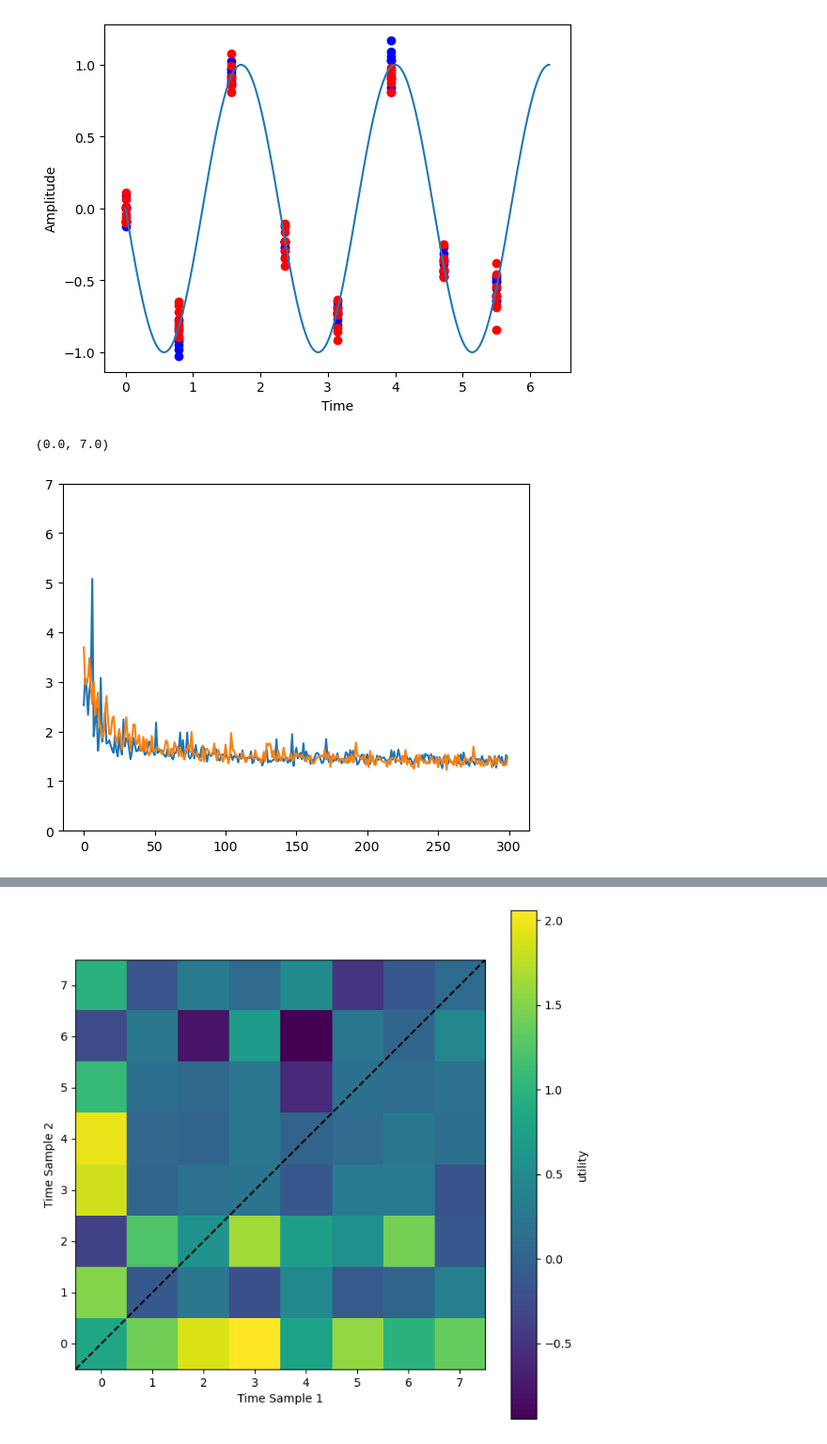
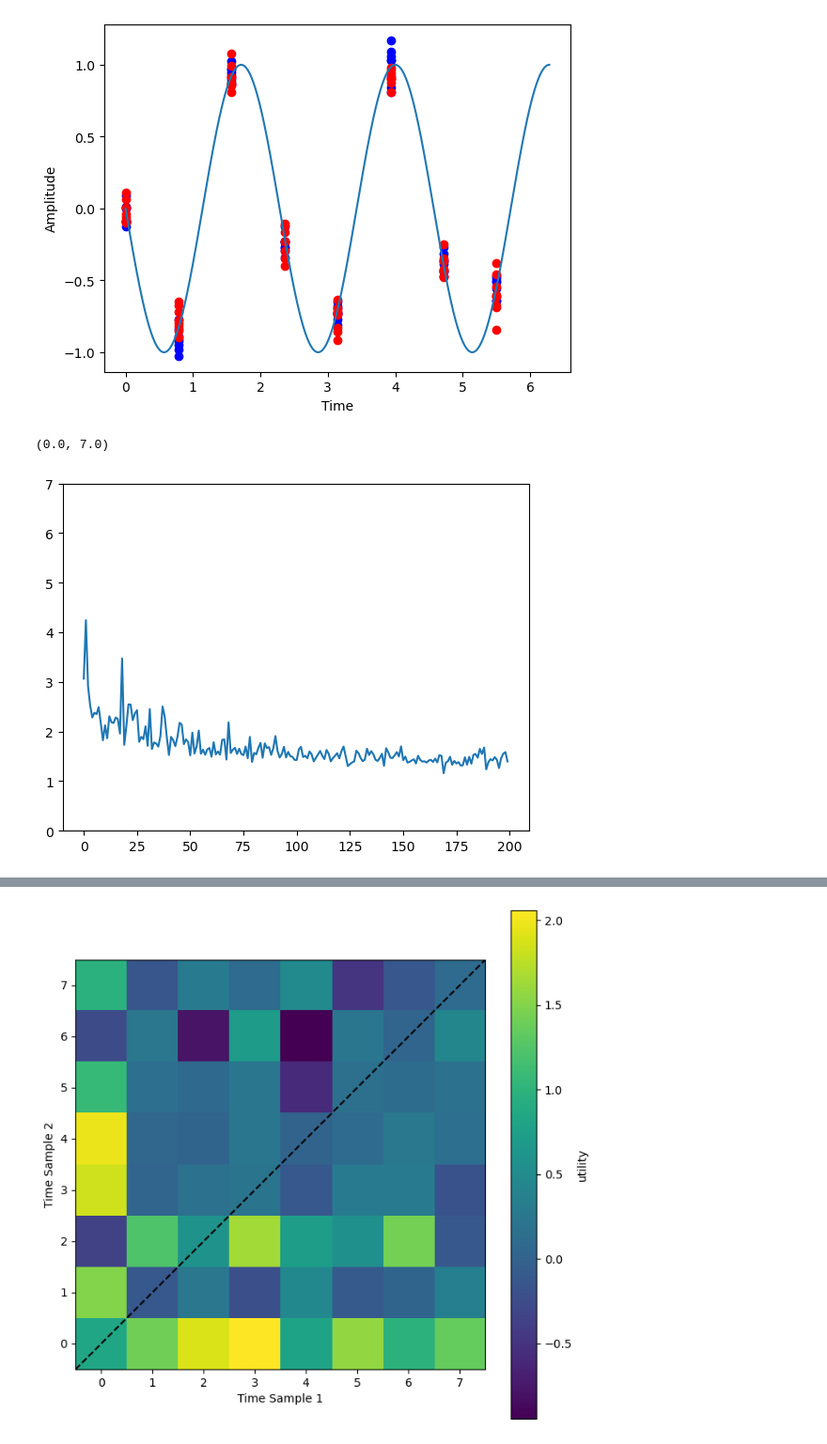
Before and after one commit to ashandonay/boed_examples, a Jupyter notebook: pyro_estimators.ipynb, the cells around one changed output, grey strips where cells are left out. Shown at 94% size. Saved outputs shown, nothing was run; the diff lists cells and outputs as text; code cells hidden in the pictures.

```diff
--- a/pyro_estimators.ipynb
+++ b/pyro_estimators.ipynb
@@ -129,14 +129,14 @@ class posterior_guide_nn(nn.Module):
 
         pyro.module("posterior_guide", self) # registers all parameters of a torch.nn.Module with Pyro's param_store
 
-        y = y_dict["y"]
-        z = torch.cat((y,design), dim=-1).float() # concatenate times of design into nn input
+        y = y_dict["y"].float()
+        #z = torch.cat((y,design), dim=-1).float() # concatenate times of design into nn input
 
-        freq_alpha = self.freq_nn_a(z).exp()
-        phase_alpha = self.phase_nn_a(z).exp()
+        freq_alpha = self.freq_nn_a(y).exp()
+        phase_alpha = self.phase_nn_a(y).exp()
 
-        freq_beta = self.freq_nn_b(z).exp()
-        phase_beta = self.phase_nn_b(z).exp()
+        freq_beta = self.freq_nn_b(y).exp()
+        phase_beta = self.phase_nn_b(y).exp()
 
         pyro.sample("w", dist.AffineBeta(freq_alpha, freq_beta, 1, 2)) # scaled beta distribution inputs:(alpha, beta, loc, scale) f(X) = loc + scale*X
         pyro.sample("phase", dist.AffineBeta(phase_alpha, phase_beta, np.pi/2, np.pi))
@@ -145,20 +145,20 @@ eigs = {}
 full_history = []
 
 pyro.set_rng_seed(3)
-num_steps, start_lr, end_lr = 300, 0.1, 0.001
+num_steps, start_lr, end_lr = 200, 0.1, 0.001
 
 # optimizer = pyro.optim.ExponentialLR({'optimizer': torch.optim.Adam,
 #                                      'optim_args': {'lr': start_lr},
 #                                      'gamma': (end_lr / start_lr) ** (1 / num_steps)}) # decays the lr of each param group by gamma
 
-nn_guide = posterior_guide_nn(2*designs.shape[-1], 32, 64)
+nn_guide = posterior_guide_nn(designs.shape[-1], 16, 32)
 for times in designs:
     pyro.clear_param_store()
     eig, history = posterior_eig(model,
                     times,                          # tensor of possible designs
                     "y",                            # observation labels
                     ["w", "phase"],                 # target (parameter) labels
-                    num_samples=2000,                # number of samples to draw per step in the expectation
+                    num_samples=5000,                # number of samples to draw per step in the expectation
                     num_steps=num_steps,            # number of gradient steps
                     guide=nn_guide,                 # guide q(y)
                     optim=Adam({'lr': 0.01}),      # optimizer
@@ -179,12 +179,11 @@ history_array = full_history.detach().numpy()
 average_loss_no_design = history_array.sum(axis=0)/history_array.shape[0]
 # %%
 plt.figure()
-plt.plot(range(num_steps),average_loss)
 plt.plot(range(num_steps), average_loss_no_design)
 plt.ylim(0,7)
 # %% [output]
 (0.0, 7.0)
-[figure, old version]
+[figure, new version]
 # %%
 eigs_list = np.array([i.detach().numpy()[0] for i in eigs.values()])
 plt.figure(figsize=(8,8))
```
Also changed, not shown: parts of 4 cells of this notebook, 1 other file.
